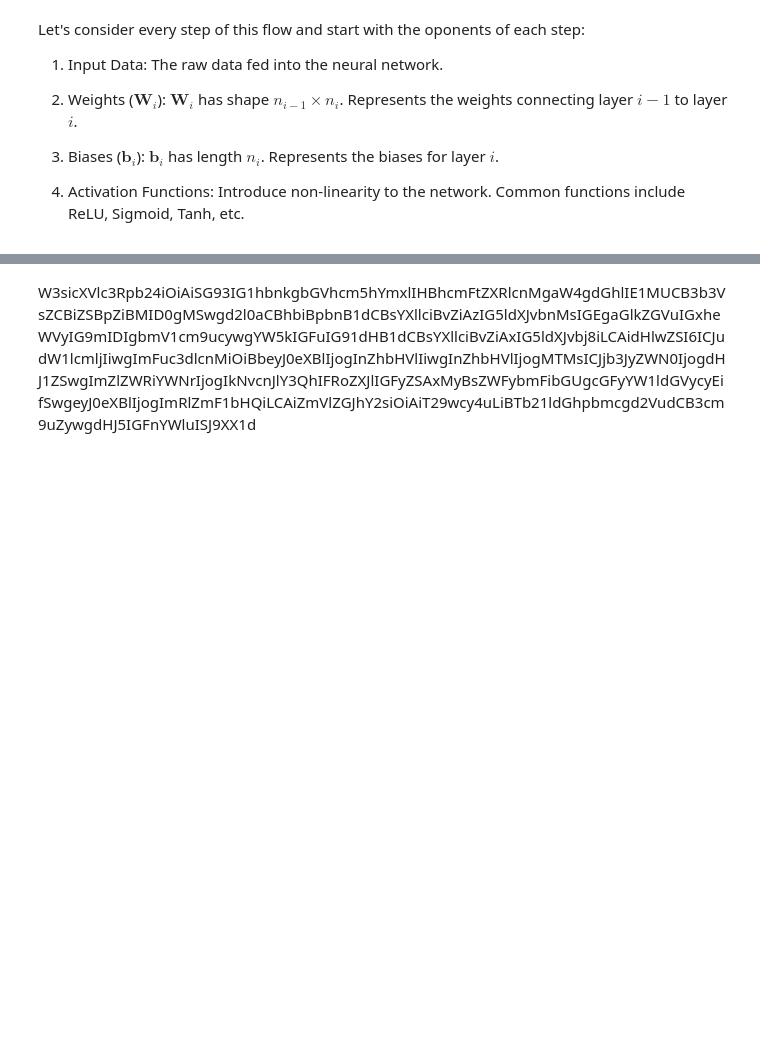
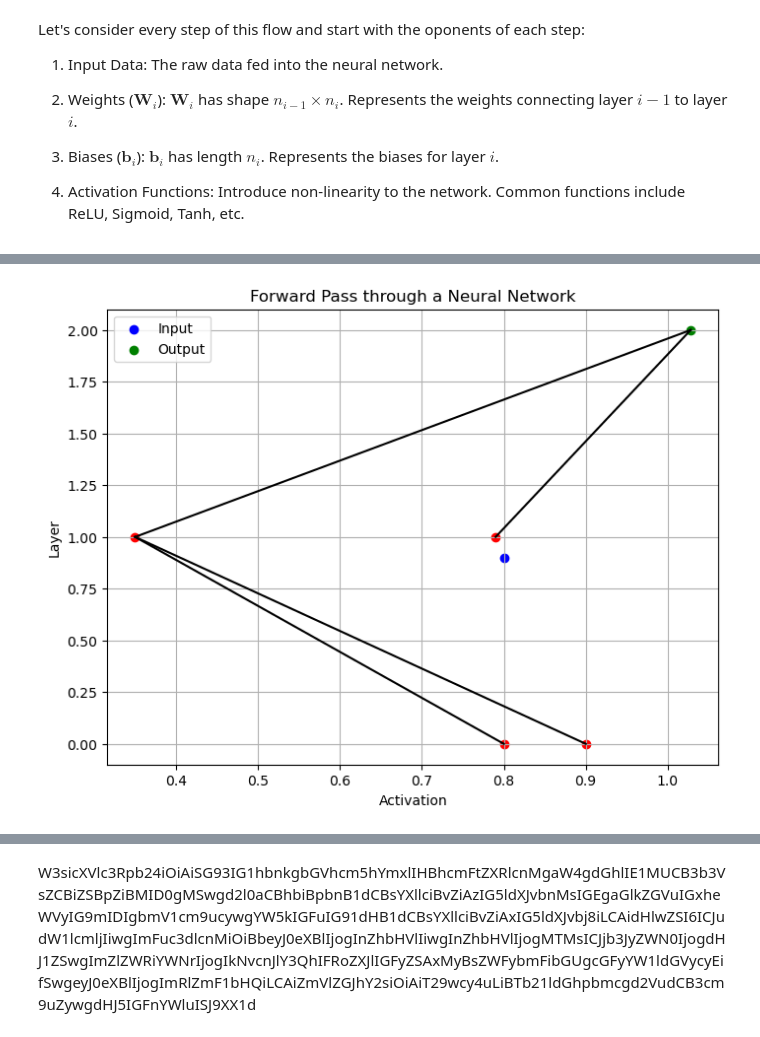
Before and after one commit to kkairaaaa/kbtu-ml-book, a Jupyter notebook: _sources/mlp/forward_backward_pass.ipynb, the cells around one changed output, grey strips where cells are left out. Drawn from its saved outputs; the diff is of its cells as text; code cells hidden in the pictures; blank space fills up the shorter version.

```diff
--- a/_sources/mlp/forward_backward_pass.ipynb
+++ b/_sources/mlp/forward_backward_pass.ipynb
@@ -202,3 +202,52 @@ Compute the final output of the network using activations of the last hidden lay
 
 $\boldsymbol W^{(n)}$ has shape $n_{\text{hidden}{n-1}}\times n{\text{output}}$.
 $\text{Output}_{\text{final}}$ represents the final output of the network.
+# %%
+import numpy as np
+import matplotlib.pyplot as plt
+
+# Define the forward pass function
+def forward_pass(inputs, weights, biases):
+    layer_input = inputs
+    outputs = [inputs]
+    for w, b in zip(weights, biases):
+        layer_output = np.dot(layer_input, w) + b
+        layer_input = layer_output
+        outputs.append(layer_output)
+    return outputs
+
+# Define neural network architecture (weights and biases)
+weights = [np.array([[0.2, 0.4], [0.1, 0.3]]), np.array([[0.5], [0.7]])]
+biases = [np.array([0.1, 0.2]), np.array([0.3])]
+
+# Input data
+input_data = np.array([[0.8, 0.9]])
+
+# Perform forward pass
+outputs = forward_pass(input_data, weights, biases)
+
+# Visualize the forward pass
+plt.figure(figsize=(8, 6))
+
+# Plotting input data
+plt.scatter(input_data[:, 0], input_data[:, 1], color='blue', label='Input')
+
+# Plotting neural network layers
+for i in range(len(outputs) - 1):
+    layer = outputs[i][0]
+    plt.scatter(layer, np.zeros_like(layer) + i, color='red')
+    for j, x in enumerate(layer):
+        plt.plot([x, outputs[i + 1][0][0]], [i, i + 1], color='black')
+
+# Plotting output
+output_x = outputs[-1][0][0]
+plt.scatter(output_x, len(outputs) - 1, color='green', label='Output')
+
+plt.xlabel('Activation')
+plt.ylabel('Layer')
+plt.title('Forward Pass through a Neural Network')
+plt.legend()
+plt.grid(True)
+plt.show()
+# %% [output]
+[figure, added]
```
Also changed, not shown: parts of 11 cells of this notebook, 5 other files.
